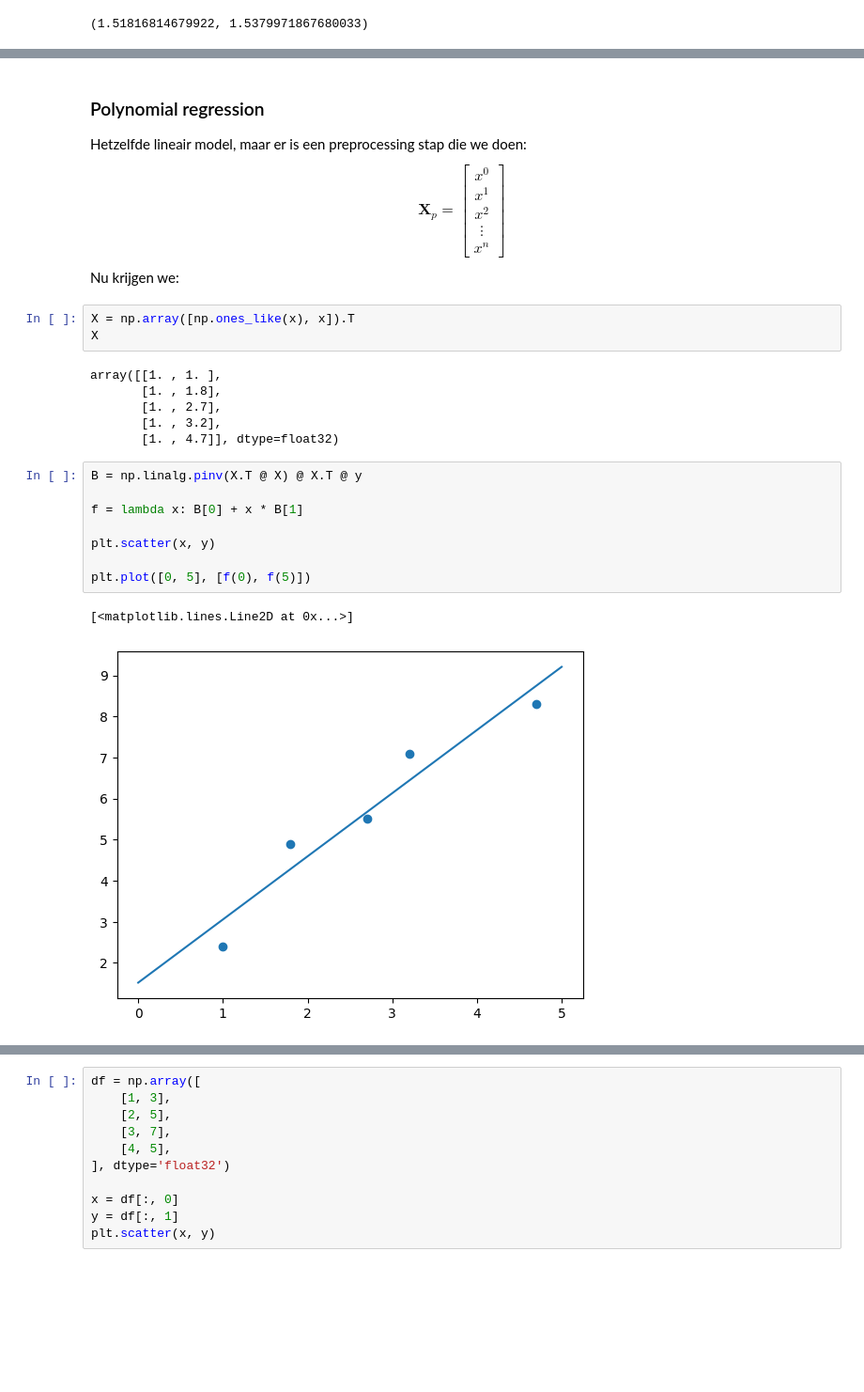
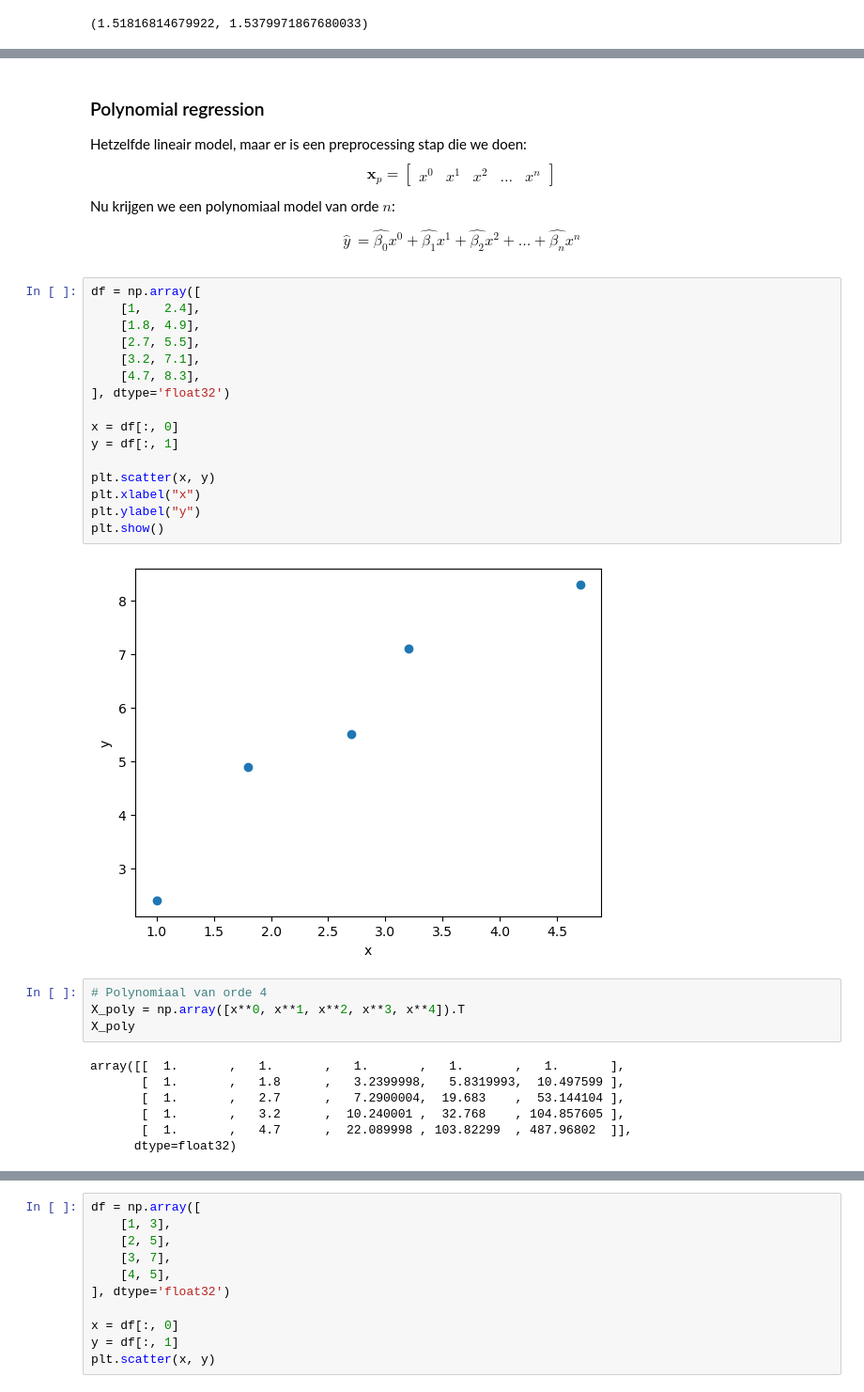
Before and after one commit to Janko-dev/ZM004-2324-data-science, a Jupyter notebook: ds_dc3.ipynb, the cells around one changed output, grey strips where cells are left out. Shown at 94% size. Saved outputs shown, nothing was run; the diff lists cells and outputs as text; blank space fills up the shorter version.

```diff
--- a/ds_dc3.ipynb
+++ b/ds_dc3.ipynb
@@ -114,32 +191,44 @@ b0, b1
 
 Hetzelfde lineair model, maar er is een preprocessing stap die we doen:
 $$
-    \mathbf{X}_p = \begin{bmatrix}
-        x^0\\
-        x^1\\
-        x^2\\
-        \vdots\\
+    \mathbf{x}_p = \begin{bmatrix}
+        x^0 &
+        x^1 &
+        x^2 &
+        \dots &
         x^n
     \end{bmatrix}
 $$
-Nu krijgen we:
+Nu krijgen we een polynomiaal model van orde $n$:
+\begin{align*}
+    \hat{y} &= \hat{\beta_0} x^0 + \hat{\beta_1} x^1 + \hat{\beta_2} x^2 + \dots + \hat{\beta_n} x^n
+\end{align*}
-# %%
-X = np.array([np.ones_like(x), x]).T
-X
-# %% [output]
-array([[1. , 1. ],
-       [1. , 1.8],
-       [1. , 2.7],
-       [1. , 3.2],
-       [1. , 4.7]], dtype=float32)
-# %%
-B = np.linalg.pinv(X.T @ X) @ X.T @ y
-
-f = lambda x: B[0] + x * B[1]
-
-plt.scatter(x, y)
-
-plt.plot([0, 5], [f(0), f(5)])
-# %% [output]
-[<matplotlib.lines.Line2D at 0x...>]
-[figure, removed]
+# %%
+df = np.array([
+    [1,   2.4],
+    [1.8, 4.9],
+    [2.7, 5.5],
+    [3.2, 7.1],
+    [4.7, 8.3],
+], dtype='float32')
+
+x = df[:, 0]
+y = df[:, 1]
+
+plt.scatter(x, y)
+plt.xlabel("x")
+plt.ylabel("y")
+plt.show()
+# %% [output]
+[figure, added]
+# %%
+# Polynomiaal van orde 4
+X_poly = np.array([x**0, x**1, x**2, x**3, x**4]).T
+X_poly
+# %% [output]
+array([[  1.       ,   1.       ,   1.       ,   1.       ,   1.       ],
+       [  1.       ,   1.8      ,   3.2399998,   5.8319993,  10.497599 ],
+       [  1.       ,   2.7      ,   7.2900004,  19.683    ,  53.144104 ],
+       [  1.       ,   3.2      ,  10.240001 ,  32.768    , 104.857605 ],
+       [  1.       ,   4.7      ,  22.089998 , 103.82299  , 487.96802  ]],
+      dtype=float32)
```
Also changed, not shown: parts of 47 cells of this notebook.
